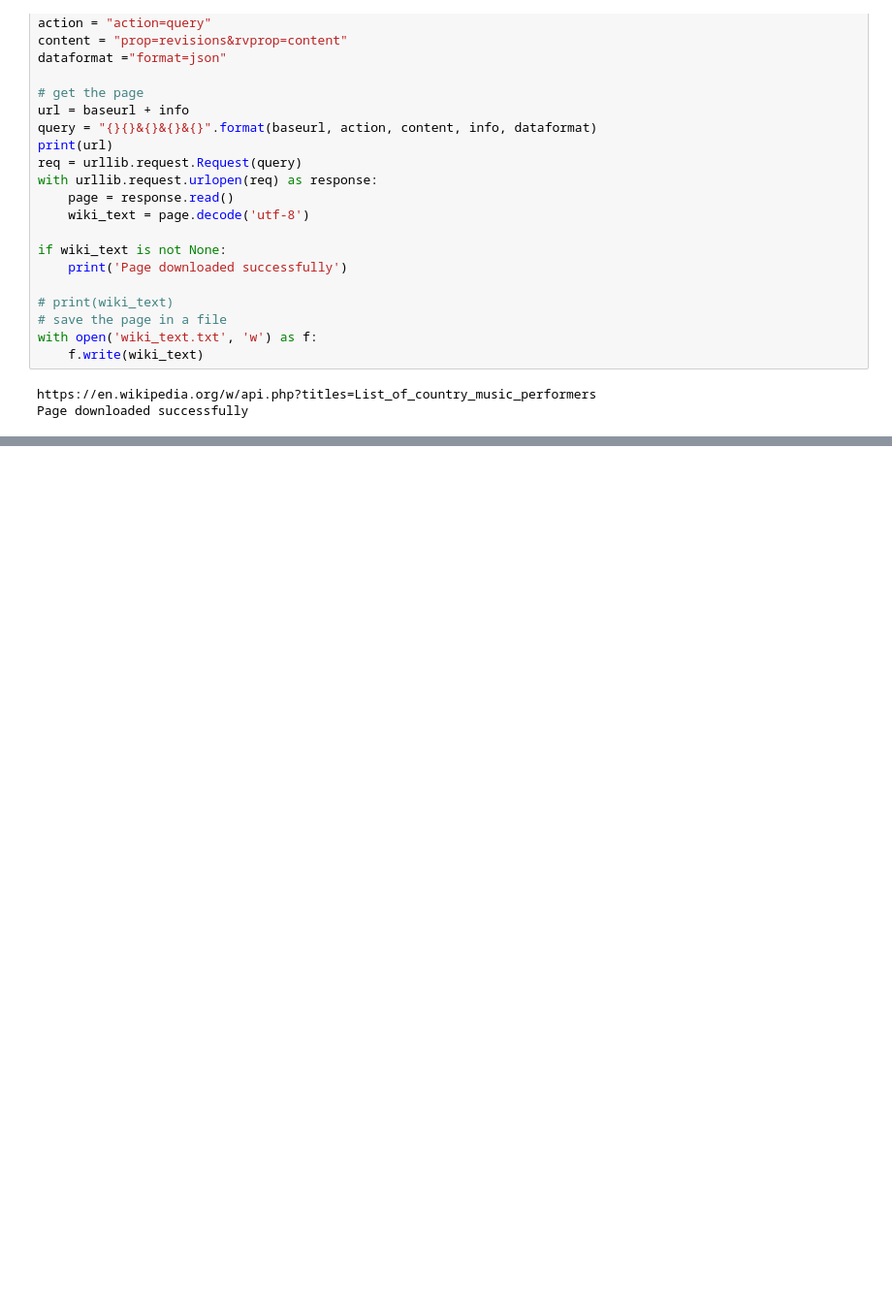
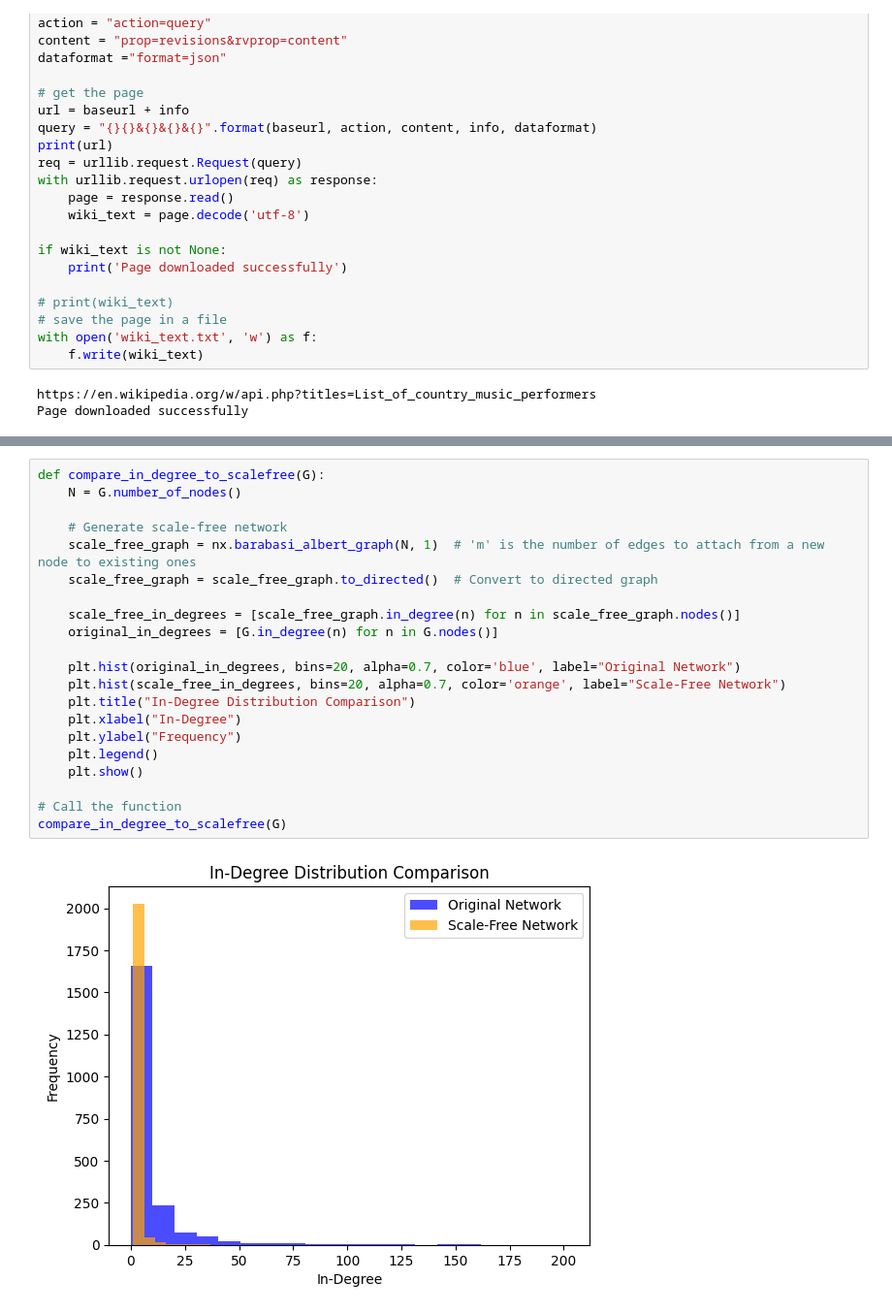
Before and after one commit to aliciags/social-graphs-dtu, a Jupyter notebook: lab4/week4.ipynb, the cells around one changed output, grey strips where cells are left out. Shown at 97% size. Drawn from its saved outputs; the diff is of its cells as text; blank space fills up the shorter version.

```diff
--- a/lab4/week4.ipynb
+++ b/lab4/week4.ipynb
@@ -137,0 +270,23 @@ File renamed: Billy_Crash_Craddock.txt
+# %%
+def compare_in_degree_to_scalefree(G):
+    N = G.number_of_nodes()
+
+    # Generate scale-free network
+    scale_free_graph = nx.barabasi_albert_graph(N, 1)  # 'm' is the number of edges to attach from a new node to existing ones
+    scale_free_graph = scale_free_graph.to_directed()  # Convert to directed graph
+
+    scale_free_in_degrees = [scale_free_graph.in_degree(n) for n in scale_free_graph.nodes()]
+    original_in_degrees = [G.in_degree(n) for n in G.nodes()]
+
+    plt.hist(original_in_degrees, bins=20, alpha=0.7, color='blue', label="Original Network")
+    plt.hist(scale_free_in_degrees, bins=20, alpha=0.7, color='orange', label="Scale-Free Network")
+    plt.title("In-Degree Distribution Comparison")
+    plt.xlabel("In-Degree")
+    plt.ylabel("Frequency")
+    plt.legend()
+    plt.show()
+
+# Call the function
+compare_in_degree_to_scalefree(G)
+# %% [output]
+[figure, added]
```
Also changed, not shown: parts of 12 cells of this notebook.
